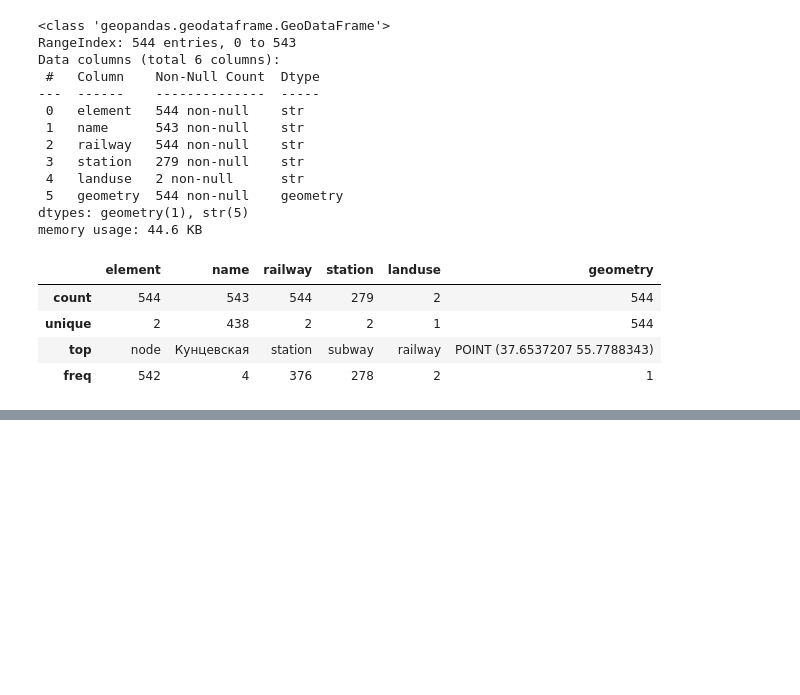
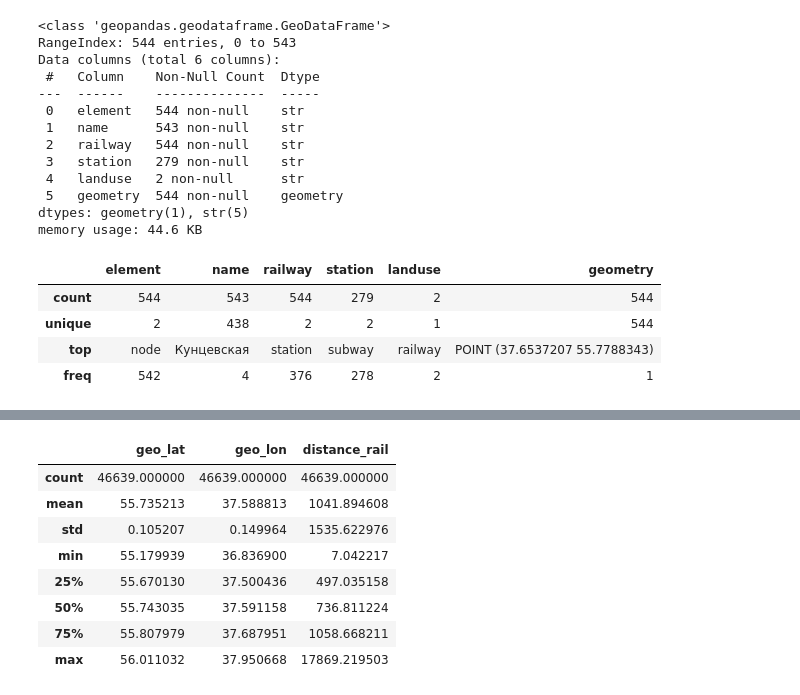
Before and after one commit to bes-leak/estate_trading_system, a Jupyter notebook: src/train_model/calc_transports_features.ipynb, the cells around one changed output, grey strips where cells are left out. Cells and saved outputs as stored; diff of their text form; code cells hidden in the pictures; blank space fills up the shorter version.

```diff
--- a/src/train_model/calc_transports_features.ipynb
+++ b/src/train_model/calc_transports_features.ipynb
@@ -111,3 +116,10 @@ dists.describe()
 | 50% | 55.743035 | 37.591158 | 814.833734 |
 | 75% | 55.807979 | 37.687951 | 1254.156594 |
 | max | 56.011032 | 37.950668 | 42645.877856 |
+# %%
+points = points.merge(
+    dists,
+    on=["geo_lat", "geo_lon"],
+    how="left"
+)
+points.head(), points.shape
@@ -136,3 +158,19 @@ rail.describe()
 | unique | 2 | 438 | 2 | 2 | 1 | 544 |
 | top | node | Кунцевская | station | subway | railway | POINT (37.6537207 55.7788343) |
 | freq | 542 | 4 | 376 | 278 | 2 | 1 |
+# %%
+rail = rail[rail.geom_type == "Point"]
+rail = rail.to_crs(32637)
+
+rail_grouped = (
+    rail
+    .dissolve(
+        by="name",
+        aggfunc="first",
+    )
+    .reset_index()
+)
+
+rail_grouped["geometry"] = rail_grouped.geometry.centroid
+
+rail_grouped.describe()
@@ -138,0 +183,21 @@ rail.describe()
+# %%
+rail_dists = gpd.sjoin_nearest(
+    points,
+    rail_grouped,
+    how="left",
+    distance_col="distance_rail",
+)
+
+rail_dists = rail_dists[["geo_lat", "geo_lon", "distance_rail"]]
+
+rail_dists.describe()
+# %% [output]
+|  | geo_lat | geo_lon | distance_rail |
+| count | 46639.000000 | 46639.000000 | 46639.000000 |
+| mean | 55.735213 | 37.588813 | 1041.894608 |
+| std | 0.105207 | 0.149964 | 1535.622976 |
+| min | 55.179939 | 36.836900 | 7.042217 |
+| 25% | 55.670130 | 37.500436 | 497.035158 |
+| 50% | 55.743035 | 37.591158 | 736.811224 |
+| 75% | 55.807979 | 37.687951 | 1058.668211 |
+| max | 56.011032 | 37.950668 | 17869.219503 |
```
Also changed, not shown: parts of 26 cells of this notebook.
